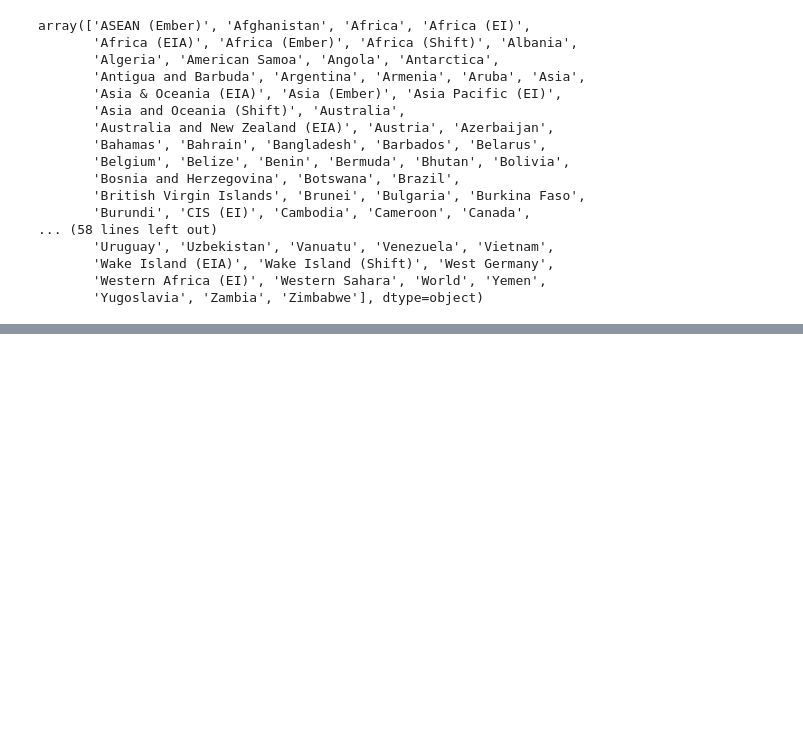
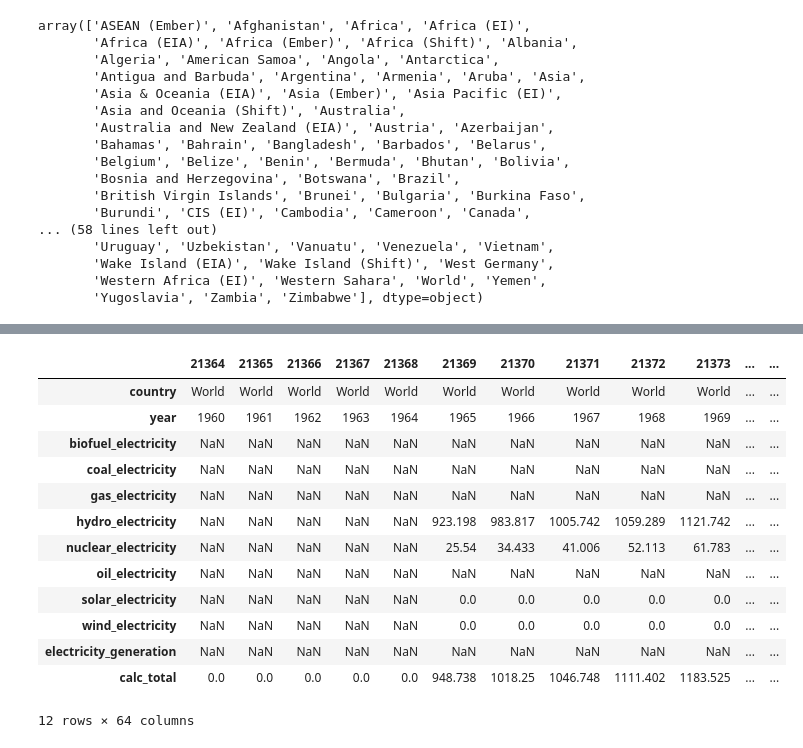
Before and after one commit to chrisdscholz/209R_projects, a Jupyter notebook: Project 2/Project2.ipynb, the cells around one changed output, grey strips where cells are left out. Drawn from its saved outputs; the diff is of its cells as text; code cells hidden in the pictures; blank space fills up the shorter version.

```diff
--- a/Project 2/Project2.ipynb
+++ b/Project 2/Project2.ipynb
@@ -59,0 +29,8 @@ rawDF.describe()
+# %%
+filteredDF = rawDF[(rawDF["country"] == "World") & (rawDF["year"] >= 1960)]
+filteredDF = filteredDF[["country", "year", "biofuel_electricity", "coal_electricity", "gas_electricity", "hydro_electricity", "nuclear_electricity",
+                         "oil_electricity", "solar_electricity", "wind_electricity", "electricity_generation"]]
+
+genCols = ["biofuel_electricity", "coal_electricity", "gas_electricity", "hydro_electricity", "nuclear_electricity", "oil_electricity", "solar_electricity", "wind_electricity"]
+filteredDF["calc_total"] = filteredDF[genCols].sum(axis=1)
+filteredDF
@@ -59,0 +51,18 @@ rawDF.describe()
+# %%
+filteredTDF = filteredDF.T
+filteredTDF
+# %% [output]
+|  | 21364 | 21365 | 21366 | 21367 | 21368 | 21369 | 21370 | 21371 | 21372 | 21373 | ... | ... |
+| country | World | World | World | World | World | World | World | World | World | World | ... | ... |
+| year | 1960 | 1961 | 1962 | 1963 | 1964 | 1965 | 1966 | 1967 | 1968 | 1969 | ... | ... |
+| biofuel_electricity | NaN | NaN | NaN | NaN | NaN | NaN | NaN | NaN | NaN | NaN | ... | ... |
+| coal_electricity | NaN | NaN | NaN | NaN | NaN | NaN | NaN | NaN | NaN | NaN | ... | ... |
+| gas_electricity | NaN | NaN | NaN | NaN | NaN | NaN | NaN | NaN | NaN | NaN | ... | ... |
+| hydro_electricity | NaN | NaN | NaN | NaN | NaN | 923.198 | 983.817 | 1005.742 | 1059.289 | 1121.742 | ... | ... |
+| nuclear_electricity | NaN | NaN | NaN | NaN | NaN | 25.54 | 34.433 | 41.006 | 52.113 | 61.783 | ... | ... |
+| oil_electricity | NaN | NaN | NaN | NaN | NaN | NaN | NaN | NaN | NaN | NaN | ... | ... |
+| solar_electricity | NaN | NaN | NaN | NaN | NaN | 0.0 | 0.0 | 0.0 | 0.0 | 0.0 | ... | ... |
+| wind_electricity | NaN | NaN | NaN | NaN | NaN | 0.0 | 0.0 | 0.0 | 0.0 | 0.0 | ... | ... |
+| electricity_generation | NaN | NaN | NaN | NaN | NaN | NaN | NaN | NaN | NaN | NaN | ... | ... |
+| calc_total | 0.0 | 0.0 | 0.0 | 0.0 | 0.0 | 948.738 | 1018.25 | 1046.748 | 1111.402 | 1183.525 | ... | ... |
+12 rows × 64 columns
```
Also changed, not shown: parts of 5 cells of this notebook.
